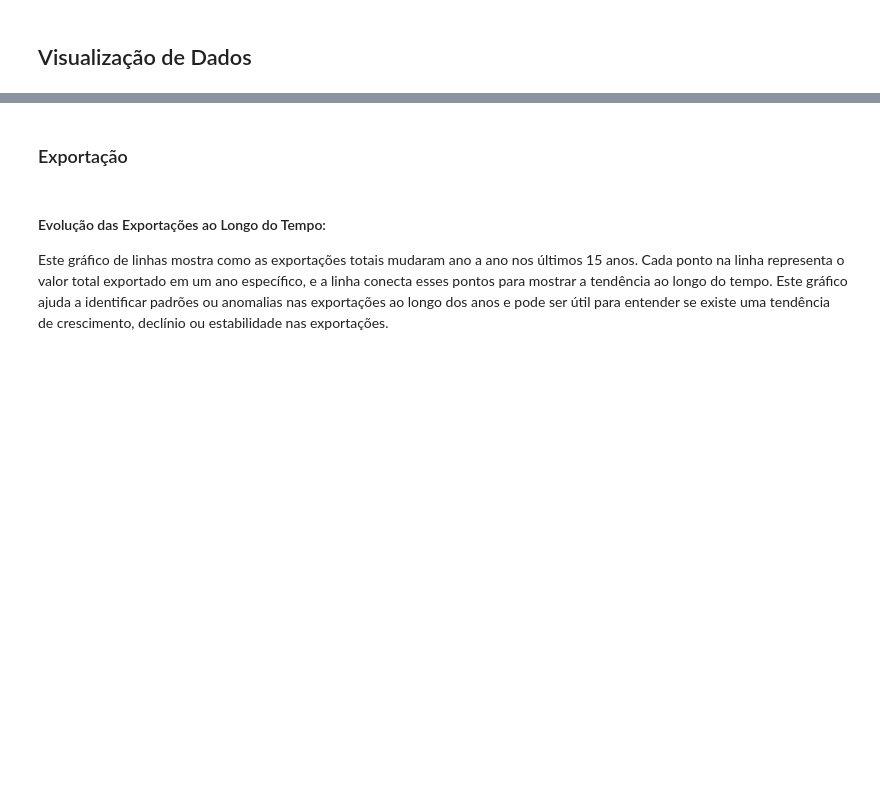
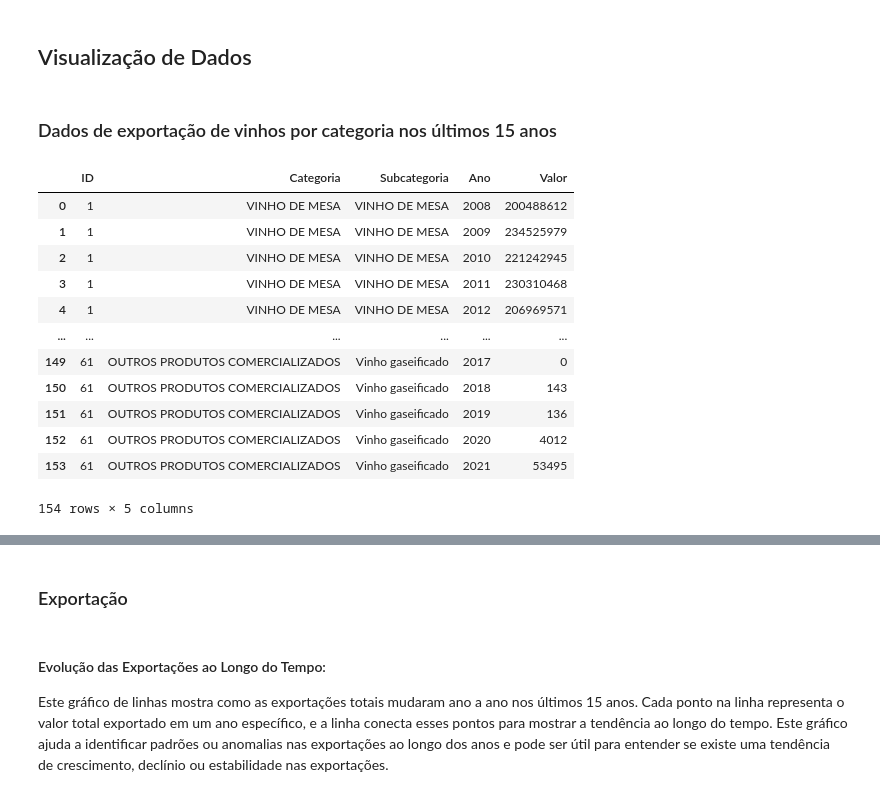
Before and after one commit to nineteens/tech-challenges, a Jupyter notebook: projetos/vinho/analise_exploratoria.ipynb, the cells around one changed output, grey strips where cells are left out. Saved outputs shown, nothing was run; the diff lists cells and outputs as text; code cells hidden in the pictures; blank space fills up the shorter version.

```diff
--- a/projetos/vinho/analise_exploratoria.ipynb
+++ b/projetos/vinho/analise_exploratoria.ipynb
@@ -50,3 +20,40 @@ df_comercio = df_comercio.drop('Categoria_Split', axis=1)
+# %%
+df_comercio = pd.read_csv(f"{path_dados_vinho}Comercio.csv", sep=";", header=None)
+df_comercio1= pd.read_csv(f"{path_dados_vinho}Comercio.csv", sep=";", header=None)
+
+# Mantendo apenas as colunas ID, Categoria, Subcategoria para os últimos 15 anos.
+df_comercio.columns = ['ID', 'Categoria', 'Subcategoria'] + [str(ano) for ano in range(1970, 2022)]
+df_comercio1.columns = ['ID', 'Categoria', 'Subcategoria'] + [str(ano) for ano in range(1970, 2022)]
+
+# Função para tratar as categorias
+def categorizar(cat):
+    mappings = {
+        'vm': 'VINHO DE MESA',
+        've': 'VINHO ESPECIAL',
+        'es': 'ESPUMANTES',
+        'su': 'SUCO DE UVAS',
+        'ou': 'OUTROS PRODUTOS COMERCIALIZADOS'
+    }
+    prefixo = cat.split('_')[0]  # Obtém apenas o prefixo (primeira parte antes do "_")
+    return mappings.get(prefixo, prefixo)  # Retorna o valor mapeado, ou o prefixo original se não estiver no mapeamento
+
+df_comercio['Categoria'] = df_comercio['Categoria'].apply(categorizar)
+
+# Filtrando apenas os dados de comércio de vinhos por categoria
+df_comercio_vinhos = df_comercio.query("(Categoria == Subcategoria & Categoria.str.contains('VINHO')) | Categoria == 'OUTROS PRODUTOS COMERCIALIZADOS' & Subcategoria.str.contains('Vinho')")
+
+# Filtrando apenas os últimos 15 anos
+filtro_ultimos_quinze_anos = ['ID', 'Categoria', 'Subcategoria'] + [str(ano) for ano in range(2008, 2022)]
+df_comercio_vinhos_ultimos_quinze_anos = df_comercio_vinhos[filtro_ultimos_quinze_anos]
+
+# Realizando o melt para transformar a coluna anos em linhas
+df_comercio_vinhos_melted = df_comercio_vinhos_ultimos_quinze_anos.melt(id_vars=['ID', 'Categoria', 'Subcategoria'],
+                                            var_name='Ano',
+                                            value_name='Valor')
+
+# Organizando o DataFrame para uma melhor visualização
+df_comercio_vinhos_melted.sort_values(by=['ID', 'Ano'], inplace=True)
+df_comercio_vinhos_melted.reset_index(drop=True, inplace=True)
 # %% [markdown]
 ### Importação
 # %%
@@ -96,2 +140,20 @@ df_exportacao_total['ano'] = df_exportacao_total['ano'].astype(int)
 # %% [markdown]
 ## Visualização de Dados
+# %% [markdown]
+### Dados de exportação de vinhos por categoria nos últimos 15 anos
+# %%
+df_comercio_vinhos_melted
+# %% [output]
+|  | ID | Categoria | Subcategoria | Ano | Valor |
+| 0 | 1 | VINHO DE MESA | VINHO DE MESA | 2008 | 200488612 |
+| 1 | 1 | VINHO DE MESA | VINHO DE MESA | 2009 | 234525979 |
+| 2 | 1 | VINHO DE MESA | VINHO DE MESA | 2010 | 221242945 |
+| 3 | 1 | VINHO DE MESA | VINHO DE MESA | 2011 | 230310468 |
+| 4 | 1 | VINHO DE MESA | VINHO DE MESA | 2012 | 206969571 |
+| ... | ... | ... | ... | ... | ... |
+| 149 | 61 | OUTROS PRODUTOS COMERCIALIZADOS | Vinho gaseificado | 2017 | 0 |
+| 150 | 61 | OUTROS PRODUTOS COMERCIALIZADOS | Vinho gaseificado | 2018 | 143 |
+| 151 | 61 | OUTROS PRODUTOS COMERCIALIZADOS | Vinho gaseificado | 2019 | 136 |
+| 152 | 61 | OUTROS PRODUTOS COMERCIALIZADOS | Vinho gaseificado | 2020 | 4012 |
+| 153 | 61 | OUTROS PRODUTOS COMERCIALIZADOS | Vinho gaseificado | 2021 | 53495 |
+154 rows × 5 columns
```
Also changed, not shown: parts of 8 cells of this notebook.
